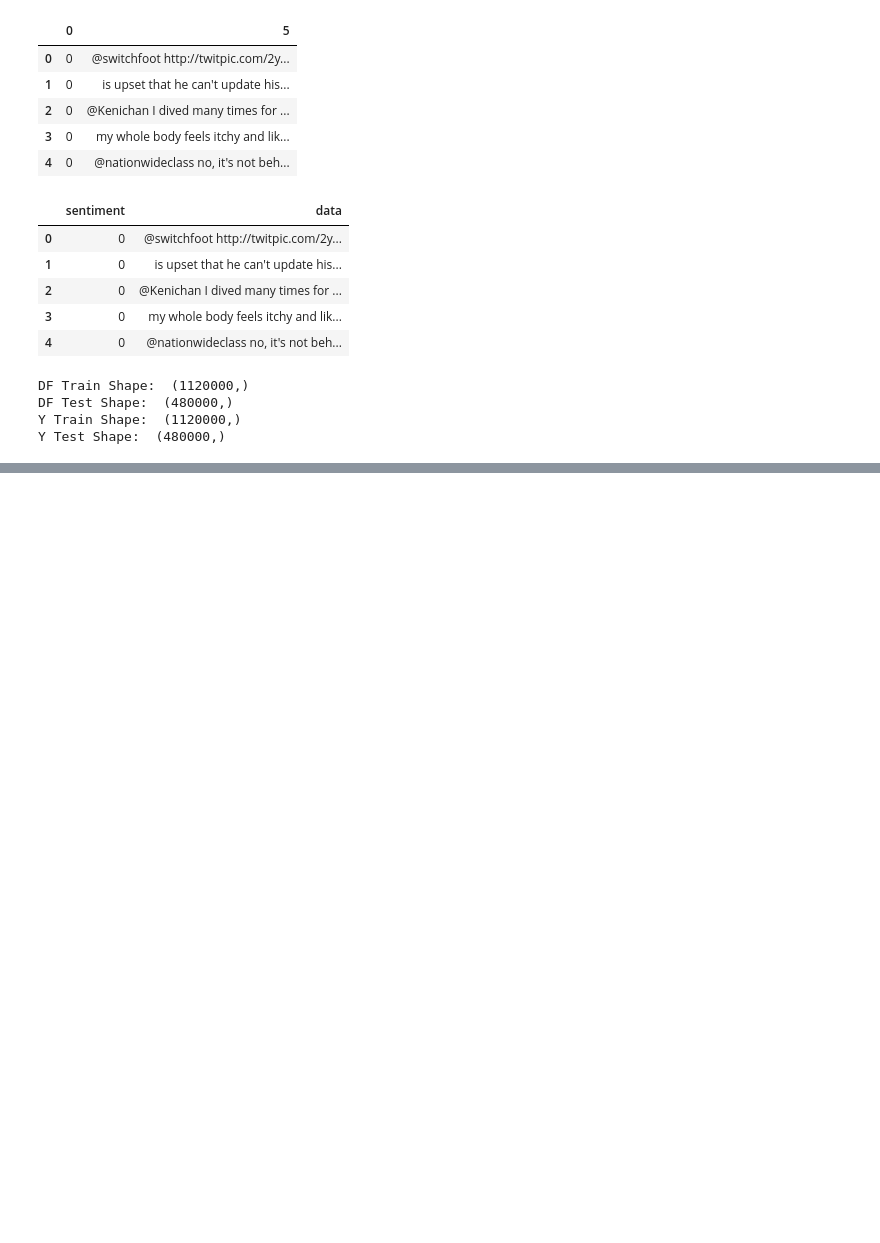
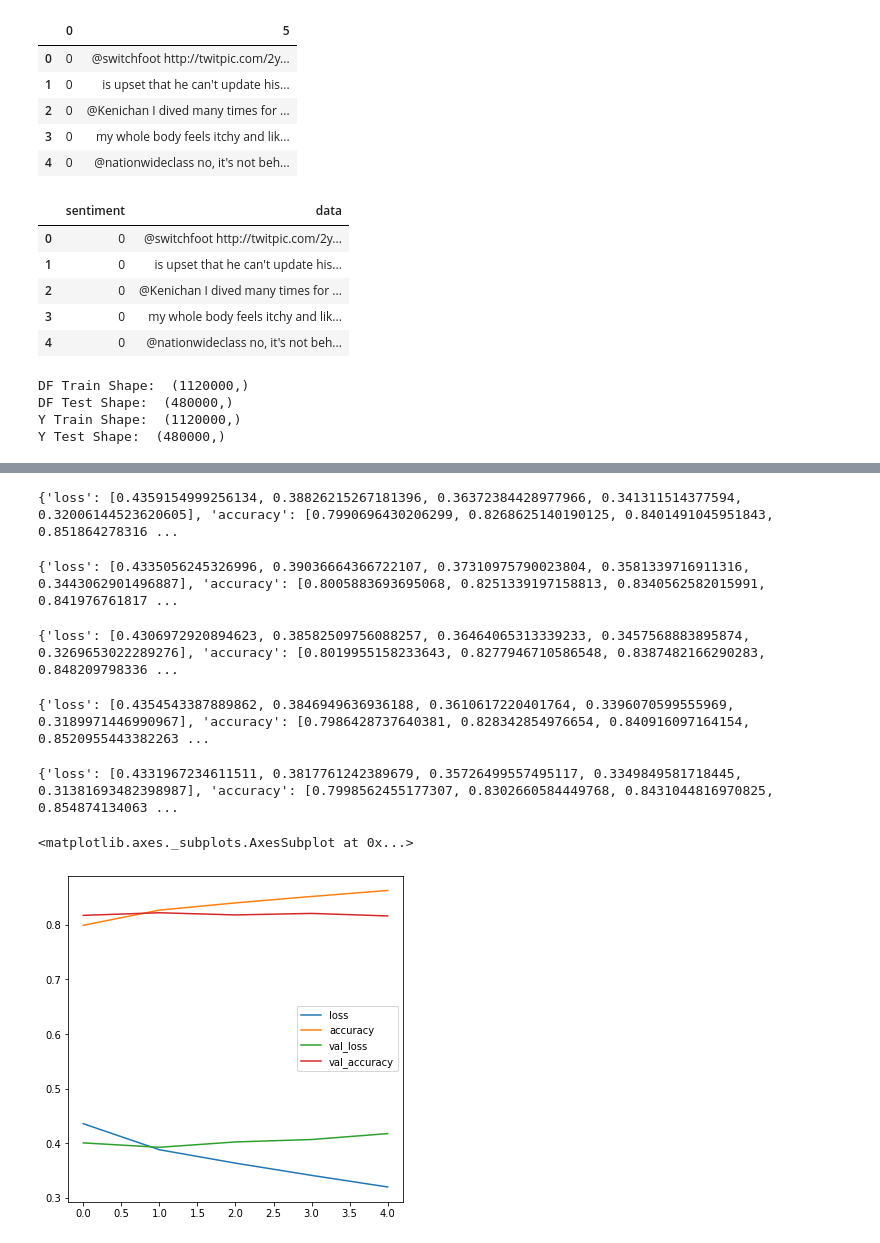
Before and after one commit to jdu8/sentiment-analysis-comparison, a Jupyter notebook: sentiment_analysis.ipynb, the cells around one changed output, grey strips where cells are left out. Cells and saved outputs as stored; diff of their text form; code cells hidden in the pictures; blank space fills up the shorter version.

```diff
--- a/sentiment_analysis.ipynb
+++ b/sentiment_analysis.ipynb
@@ -115,6 +116,6 @@ data_test.shape
 # %%
 D=100
-EPOCHS=10
+EPOCHS=5
 BATCH_SIZE=128
 # %%
 cnn_model=keras.Sequential([
@@ -307,10 +360,25 @@ cnn_multi_layer_lstm_hist=cnn_multi_layer_lstm_model.fit(data_train,y_train,vali
 # %%
-print(cnn_hist)
+print(cnn_hist.history)
+# %% [output]
+{'loss': [0.4359154999256134, 0.38826215267181396, 0.36372384428977966, 0.341311514377594, 0.32006144523620605], 'accuracy': [0.7990696430206299, 0.8268625140190125, 0.8401491045951843, 0.851864278316 ...
 # %%
-print(lstm_hist)
+print(lstm_hist.history)
+# %% [output]
+{'loss': [0.4335056245326996, 0.39036664366722107, 0.37310975790023804, 0.3581339716911316, 0.3443062901496887], 'accuracy': [0.8005883693695068, 0.8251339197158813, 0.8340562582015991, 0.841976761817 ...
 # %%
-print(multi_layer_lstm_hist)
+print(multi_layer_lstm_hist.history)
+# %% [output]
+{'loss': [0.4306972920894623, 0.38582509756088257, 0.36464065313339233, 0.3457568883895874, 0.3269653022289276], 'accuracy': [0.8019955158233643, 0.8277946710586548, 0.8387482166290283, 0.848209798336 ...
 # %%
-print(cnn_lstm_hist)
+print(cnn_lstm_hist.history)
+# %% [output]
+{'loss': [0.4354543387889862, 0.3846949636936188, 0.3610617220401764, 0.3396070599555969, 0.3189971446990967], 'accuracy': [0.7986428737640381, 0.828342854976654, 0.840916097164154, 0.8520955443382263 ...
 # %%
-print(cnn_multi_layer_lstm_hist)
+print(cnn_multi_layer_lstm_hist.history)
+# %% [output]
+{'loss': [0.4331967234611511, 0.3817761242389679, 0.35726499557495117, 0.3349849581718445, 0.31381693482398987], 'accuracy': [0.7998562455177307, 0.8302660584449768, 0.8431044816970825, 0.854874134063 ...
+# %%
+pd.DataFrame(cnn_hist.history).plot(figsize=(6,6))
+# %% [output]
+<matplotlib.axes._subplots.AxesSubplot at 0x...>
+[figure, added]
```
Also changed, not shown: parts of 22 cells of this notebook.
